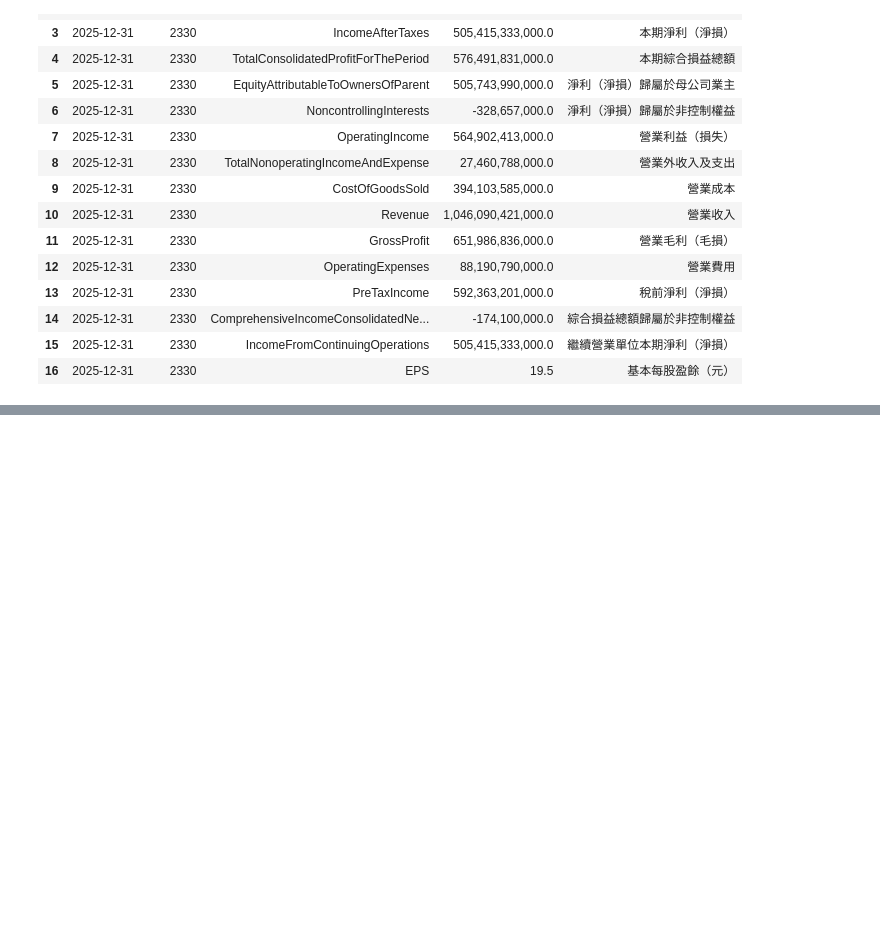
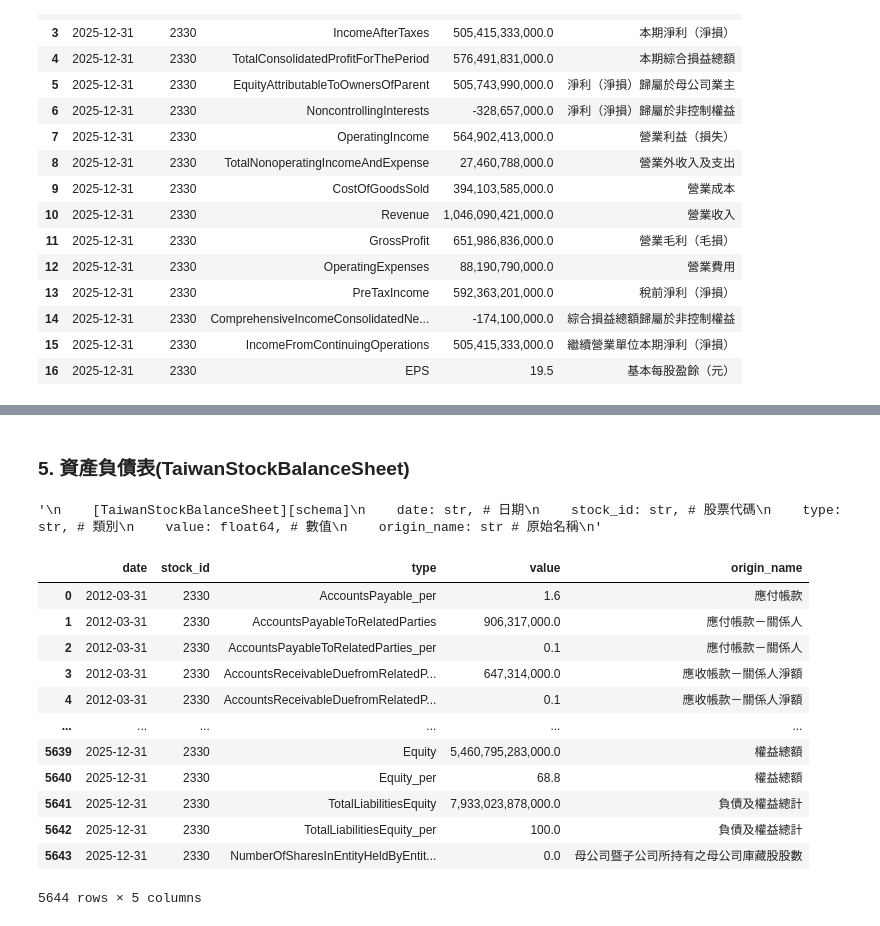
Before and after one commit to RexTuan/data_pipeline_project, a Jupyter notebook: notebooks/finmind_explore.ipynb, the cells around one changed output, grey strips where cells are left out. Saved outputs shown, nothing was run; the diff lists cells and outputs as text; code cells hidden in the pictures; blank space fills up the shorter version.

```diff
--- a/notebooks/finmind_explore.ipynb
+++ b/notebooks/finmind_explore.ipynb
@@ -130,15 +175,50 @@ tmp
+# %% [markdown]
+### 5. 資產負債表(TaiwanStockBalanceSheet)
 # %%
-# 資產負債表
-params = {
-    'dataset': 'TaiwanStockBalanceSheet',
-    'data_id': '2330',
-    'start_date': '2020-01-01',
-    'end_date': '2025-01-01',
-    'token': TOKEN
-}
-res = requests.get(BASE_URL, params=params).json()
-df_bs = pd.DataFrame(res['data'])
+def fetch_stock_balancesheet(stock_id,  begin_date= date.today().strftime('%Y-%m-%d')):
+    params = {
+        'dataset': 'TaiwanStockBalanceSheet',
+        'data_id': stock_id,
+        'start_date': begin_date, #API設定一律撈到最新資料
+        'token': TOKEN
+    }
+    res = requests.get(BASE_URL, params=params).json()
+    df = pd.DataFrame(res['data'])
+    return df
+"""
+    [TaiwanStockBalanceSheet][schema]
+    date: str, # 日期
+    stock_id: str, # 股票代碼
+    type: str, # 類別
+    value: float64, # 數值
+    origin_name: str # 原始名稱
+"""
 
-print(f'筆數：{len(df_bs)}')
-print(f'欄位：{list(df_bs.columns)}')
-df_bs.head(10)
+"""
+重要或是對股價有利的財報項目：
+1. 存貨(Inventory)：公司做好了但還沒賣出去的產品，或是還沒製作完成的半成品與原料。
+2. 不動產、廠房及設備(Property, Plant, and Equipment, PP&E)：公司買來用於營業、預期使用超過一年的有形資產。
+3. 歸屬於母公司業主之權益合計：把公司所有資產變現，並還清所有負債後，真正屬於這家母公司股東的「淨值」。
+4. 保留盈餘合計 (Retained Earnings)：公司過去歷年來賺的錢，扣除掉已經發給股東的股息後，選擇「保留」在公司內部的資金總和。
+5. 現金及約當現金 (Cash and Cash Equivalents)：公司帳上隨時可以動用的現金，以及三個月內可以輕易變現且風險極低的短期投資（例如定存、國庫券）。
+6. 資產總額 (Total Assets)：公司擁有的全部資產的總和，包含流動資產和非流動資產。
+"""
+# %% [output]
+'\n    [TaiwanStockBalanceSheet][schema]\n    date: str, # 日期\n    stock_id: str, # 股票代碼\n    type: str, # 類別\n    value: float64, # 數值\n    origin_name: str # 原始名稱\n'
+# %%
+tmp = fetch_stock_balancesheet("2330","2005-12-31")
+tmp
+# %% [output]
+|  | date | stock_id | type | value | origin_name |
+| 0 | 2012-03-31 | 2330 | AccountsPayable_per | 1.6 | 應付帳款 |
+| 1 | 2012-03-31 | 2330 | AccountsPayableToRelatedParties | 906,317,000.0 | 應付帳款－關係人 |
+| 2 | 2012-03-31 | 2330 | AccountsPayableToRelatedParties_per | 0.1 | 應付帳款－關係人 |
+| 3 | 2012-03-31 | 2330 | AccountsReceivableDuefromRelatedP... | 647,314,000.0 | 應收帳款－關係人淨額 |
+| 4 | 2012-03-31 | 2330 | AccountsReceivableDuefromRelatedP... | 0.1 | 應收帳款－關係人淨額 |
+| ... | ... | ... | ... | ... | ... |
+| 5639 | 2025-12-31 | 2330 | Equity | 5,460,795,283,000.0 | 權益總額 |
+| 5640 | 2025-12-31 | 2330 | Equity_per | 68.8 | 權益總額 |
+| 5641 | 2025-12-31 | 2330 | TotalLiabilitiesEquity | 7,933,023,878,000.0 | 負債及權益總計 |
+| 5642 | 2025-12-31 | 2330 | TotalLiabilitiesEquity_per | 100.0 | 負債及權益總計 |
+| 5643 | 2025-12-31 | 2330 | NumberOfSharesInEntityHeldByEntit... | 0.0 | 母公司暨子公司所持有之母公司庫藏股股數 |
+5644 rows × 5 columns
```
Also changed, not shown: parts of 11 cells of this notebook, 1 other file.
